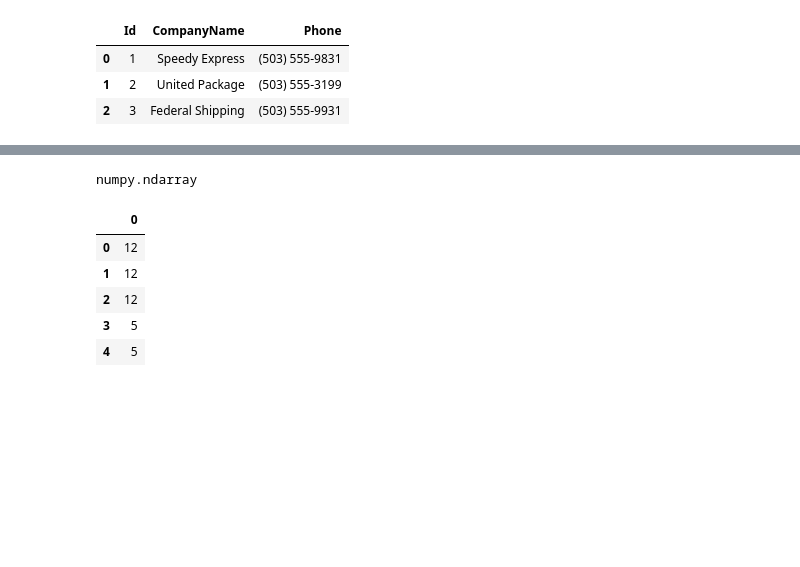
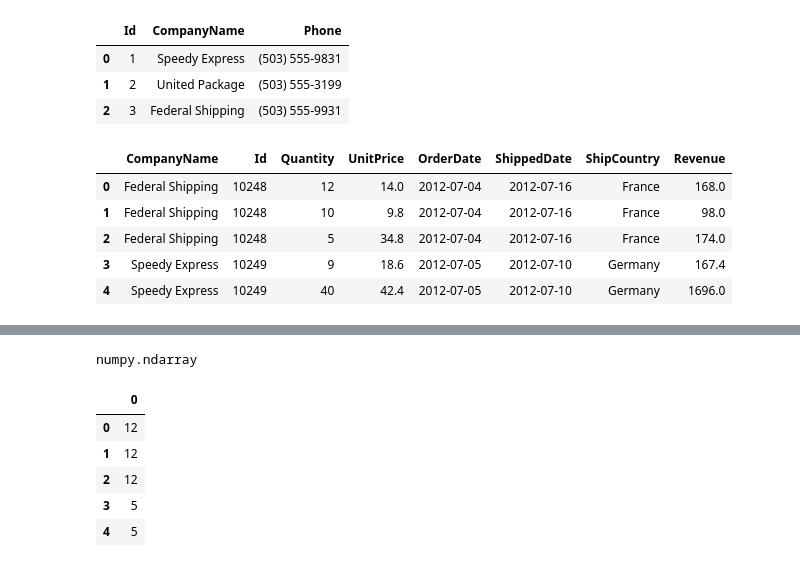
Before and after one commit to illumi91/Hypothesis-testing-Northwind-Database, a Jupyter notebook: Project_Northwind_db.ipynb, the cells around one changed output, grey strips where cells are left out. Saved outputs shown, nothing was run; the diff lists cells and outputs as text; code cells hidden in the pictures; blank space fills up the shorter version.

```diff
--- a/Project_Northwind_db.ipynb
+++ b/Project_Northwind_db.ipynb
@@ -751,6 +758,15 @@ dates1 = pd.read_sql_query('''
 
 
                             ''', conn)
+# %%
+dates1.head()
+# %% [output]
+|  | CompanyName | Id | Quantity | UnitPrice | OrderDate | ShippedDate | ShipCountry | Revenue |
+| 0 | Federal Shipping | 10248 | 12 | 14.0 | 2012-07-04 | 2012-07-16 | France | 168.0 |
+| 1 | Federal Shipping | 10248 | 10 | 9.8 | 2012-07-04 | 2012-07-16 | France | 98.0 |
+| 2 | Federal Shipping | 10248 | 5 | 34.8 | 2012-07-04 | 2012-07-16 | France | 174.0 |
+| 3 | Speedy Express | 10249 | 9 | 18.6 | 2012-07-05 | 2012-07-10 | Germany | 167.4 |
+| 4 | Speedy Express | 10249 | 40 | 42.4 | 2012-07-05 | 2012-07-10 | Germany | 1696.0 |
 # %%
 dates1.isnull().sum()
 # %% [output]
```
Also changed, not shown: parts of 63 cells of this notebook, 5 other files.
